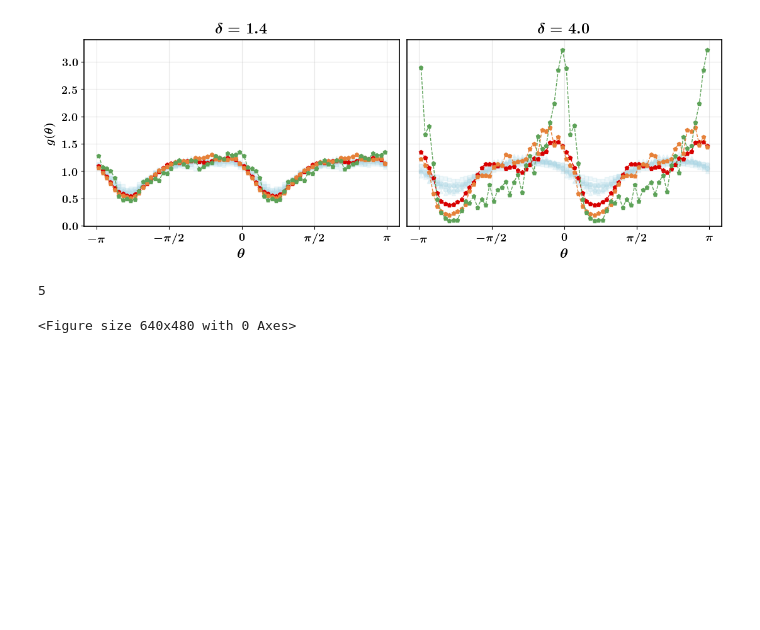
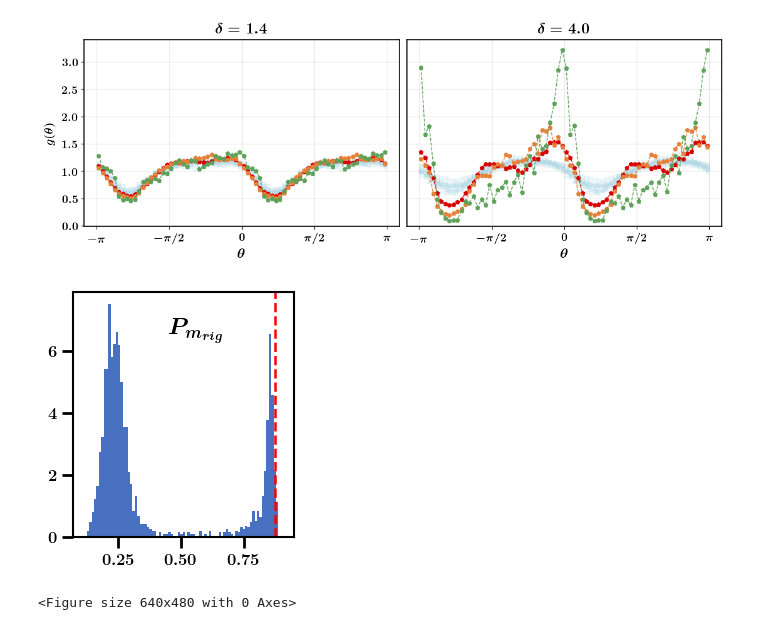
Before and after one commit to rahul-pandare/LF-DEM_notebooks, a Jupyter notebook: GSOE_poster.ipynb, the cells around one changed output. Drawn from its saved outputs; the diff is of its cells as text; code cells hidden in the pictures; blank space fills up the shorter version.

```diff
--- a/GSOE_poster.ipynb
+++ b/GSOE_poster.ipynb
@@ -727,7 +727,7 @@ ax[0].tick_params(axis='y', labelsize=12, labelcolor='black')
 ax[0].legend(loc='upper left', fontsize=10.5, labelspacing=1.5, borderpad=1, frameon=False)
 
 # Axis styling
-ax[1].set_xlabel(r'$\mathbf{(1-\phi/\phi_m)^{B\phi_m}}$', fontsize=16, fontstyle='italic', fontweight='bold', labelpad=5)
+ax[1].set_xlabel(r'$\mathbf{(1-\phi/\phi_m)^{\beta\phi_m}}$', fontsize=16, fontstyle='italic', fontweight='bold', labelpad=5)
 ax[0].set_ylim(1, 6800)
 ax[1].set_ylim(1, 6800)  # Changed y-limit
 ax[1].set_yticks([])  # Remove y-ticks
@@ -747,7 +747,7 @@ fig.tight_layout()
 
 
 
-if False:
+if True:
     figFormat=".png"
     plt.savefig(fig_save_path+'kreiger_all_phim'+figFormat, bbox_inches="tight",dpi=800)
 plt.show()
@@ -1067,10 +1067,75 @@ plt.show()
 # %% [output]
 <Figure size 640x480 with 0 Axes>
 [figure]
-# %%
-pcount
-# %% [output]
-5
+# %%
+# Frig histogram - solo plots
+
+npp  = 1000
+phii = 0.77
+vr   = '0.25'
+ar   = '1.4'
+numRuns  = 1
+off      = 50
+
+# Mac
+topDir        = "/Volumes/rahul_2TB/high_bidispersity/new_data/"
+fig_save_path = '/Users/rahul/City College Dropbox/Rahul Pandare/CUNY/research/bidisperse_project/conferences/GSOE_poster/figures/'
+
+#linux
+#topDir        = '/home/rahul/mnt/sshfs_darwin/simulations/'
+#fig_save_path = '/media/Linux_1TB/City College Dropbox/Rahul Pandare/CUNY/Research/Bidisperse Project/analysis/figures/new_data/'
+
+plt.figure(figsize=(2.7, 3.0)) # 3 and 3.1
+
+frigList = []
+for run in range(numRuns):
+    workDir = f"{topDir}NP_{npp}/phi_{phii}/ar_{ar}/Vr_{vr}/run_{run+1}/"
+    if os.path.exists(workDir + "F_rig.txt"):
+        dataFile = workDir + "F_rig.txt"
+        data     = np.loadtxt(dataFile)
+        frigList.append(data[off:])
+
+    dataFile1 = glob.glob(workDir+"data_*.dat")[0]
+    data1     = np.loadtxt(dataFile1)
+    srate     = data1[off:, 2]
+    jammed_srate = [index for index, value in enumerate(srate) if value < 0]
+
+if len(frigList) > 0:
+    frig = [item/npp for sublist in frigList for item in sublist]
+    counts, bin_edges = np.histogram(frig, bins=80, density=True)
+    bin_centers = (bin_edges[:-1] + bin_edges[1:]) / 2
+
+    plt.xlim([0.07, 0.95])
+    plt.bar(bin_centers, counts, width=bin_edges[1] - bin_edges[0],color=(0.1, 0.3, 0.7, 0.8))
+    #plt.title(fr'$\phi = {phii}$', fontsize=15, pad=8)
+    #plt.xlabel(r'$f_{rig}$', fontsize=15)
+
+    ax = plt.gca()
+    ax.spines['top'].set_linewidth(1.5)
+    ax.spines['right'].set_linewidth(1.5)
+    ax.spines['left'].set_linewidth(1.5)
+    ax.spines['bottom'].set_linewidth(1.5)
+    ax.tick_params(axis='both', which='major', width=2.0, size=8, labelsize=12)
+    #ax.tick_params(axis='x', which='both', bottom=False, top=False, labelbottom=False)
+
+    for index, value in enumerate(jammed_srate):
+        bar_x = list(frigList)[0][value]/npp  # x position of the bar
+        plt.axvline(x=bar_x*1.02, color='red', linestyle='--', linewidth=1.8)
+
+    #plt.text(0.45, 9, r'$P_{m_{rig}}$', fontsize=17)
+    plt.text(0.45, 6.5, r'$P_{m_{rig}}$', fontsize=17)
+
+tick_values = [.25, .50, .75]  # Replace with the desired x-values for ticks
+plt.xticks(tick_values)
+plt.tight_layout()
+
+if True:
+    figFormat=".png"
+    plt.savefig(f"{fig_save_path}rig_criticality_{vr}_{phii}_{ar}{figFormat}", bbox_inches="tight", dpi=600, transparent=True)
+
+plt.show()
+# %% [output]
+[figure, added]
 # %%
 # Below are the functions used in the above histogram functions. Esessentially to shorten it.
 import os
```
